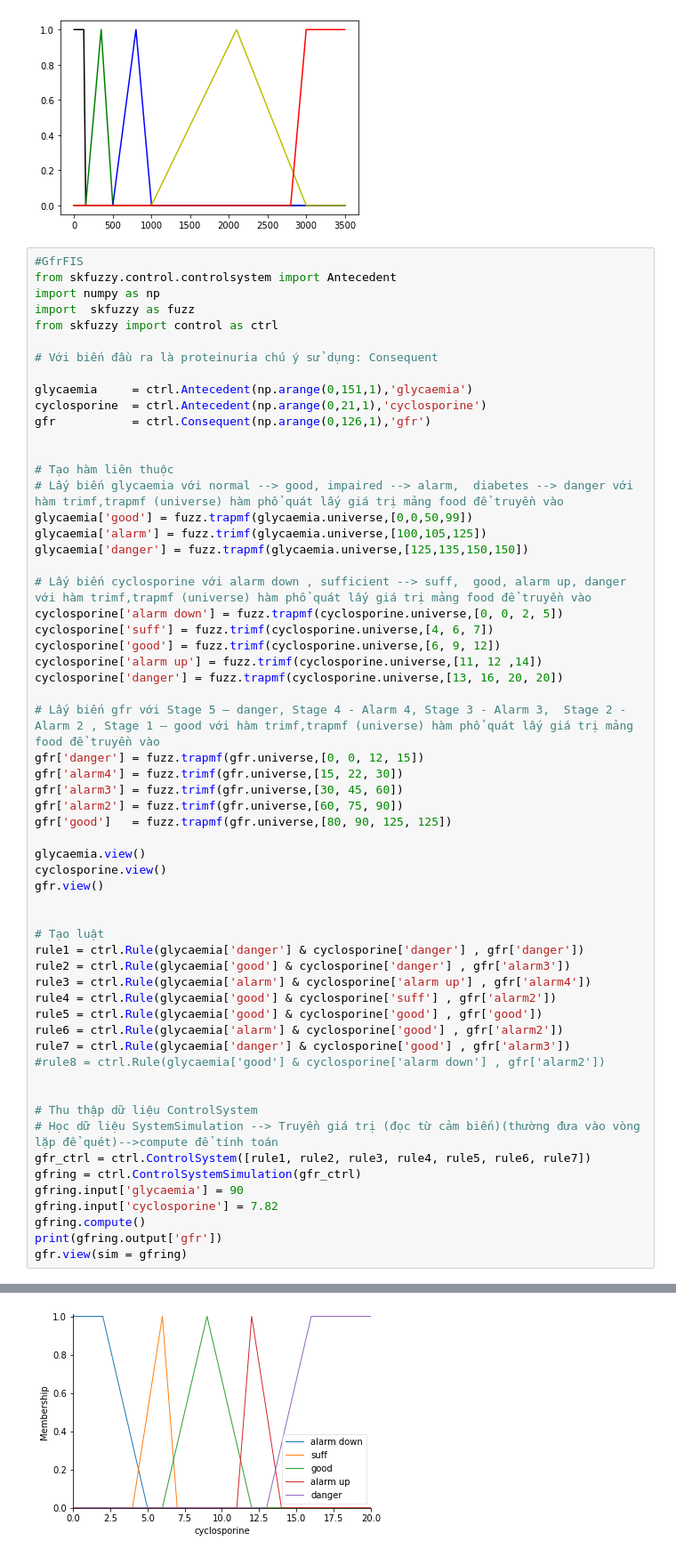
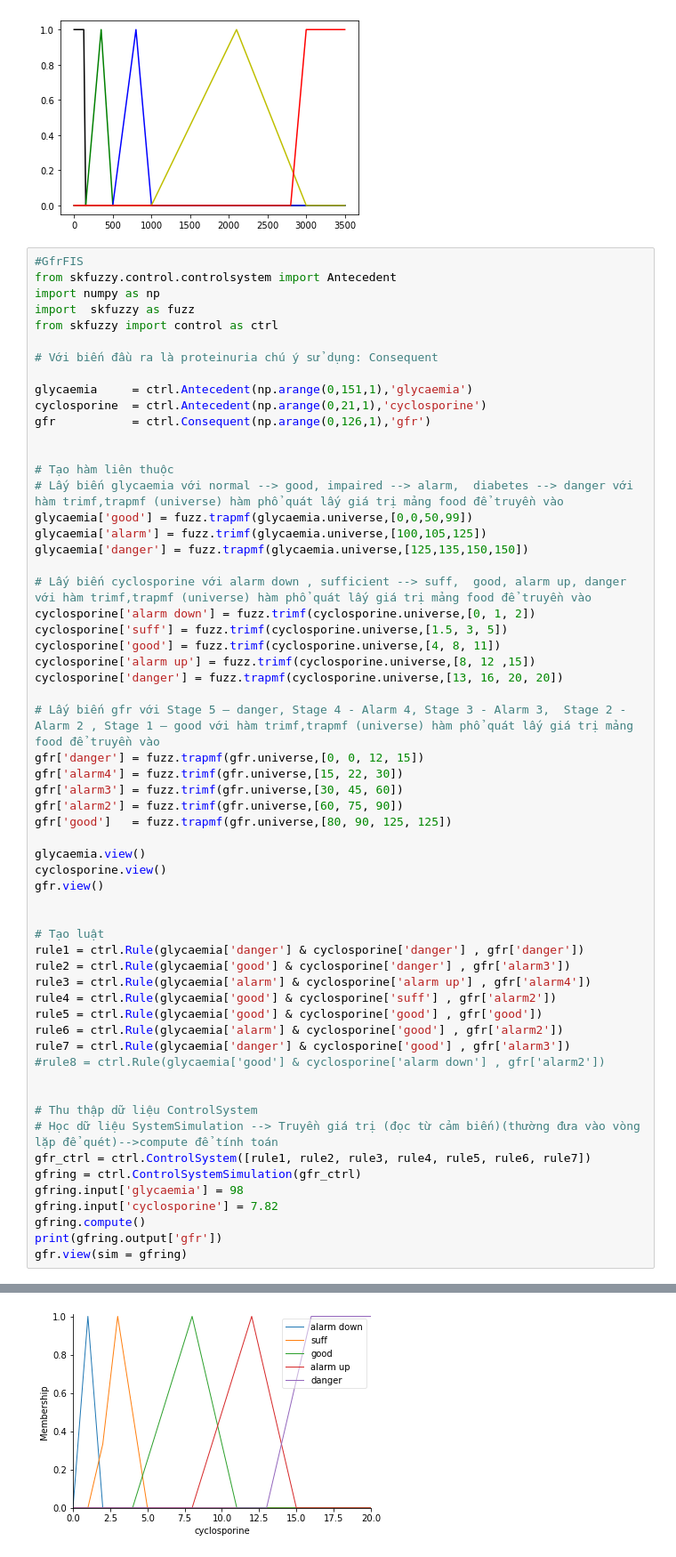
Before and after one commit to hodangtu01/HOMEWORK1---AI, a Jupyter notebook: Fuzzy_logic_based_clinical_decision_support_system_for_the_evaluation_of_renal_function_in_post_Transplant_Patients.ipynb, the cells around one changed output, grey strips where cells are left out. Shown: that part at 89% size. Saved outputs shown, nothing was run; the diff lists cells and outputs as text.

```diff
--- a/Fuzzy_logic_based_clinical_decision_support_system_for_the_evaluation_of_renal_function_in_post_Transplant_Patients.ipynb
+++ b/Fuzzy_logic_based_clinical_decision_support_system_for_the_evaluation_of_renal_function_in_post_Transplant_Patients.ipynb
@@ -198,10 +198,10 @@ glycaemia['alarm'] = fuzz.trimf(glycaemia.universe,[100,105,125])
 glycaemia['danger'] = fuzz.trapmf(glycaemia.universe,[125,135,150,150])
 
 # Lấy biến cyclosporine với alarm down , sufficient --> suff,  good, alarm up, danger với hàm trimf,trapmf (universe) hàm phổ quát lấy giá trị mảng food để truyền vào
-cyclosporine['alarm down'] = fuzz.trapmf(cyclosporine.universe,[0, 0, 2, 5])
-cyclosporine['suff'] = fuzz.trimf(cyclosporine.universe,[4, 6, 7])
-cyclosporine['good'] = fuzz.trimf(cyclosporine.universe,[6, 9, 12])
-cyclosporine['alarm up'] = fuzz.trimf(cyclosporine.universe,[11, 12 ,14])
+cyclosporine['alarm down'] = fuzz.trimf(cyclosporine.universe,[0, 1, 2])
+cyclosporine['suff'] = fuzz.trimf(cyclosporine.universe,[1.5, 3, 5])
+cyclosporine['good'] = fuzz.trimf(cyclosporine.universe,[4, 8, 11])
+cyclosporine['alarm up'] = fuzz.trimf(cyclosporine.universe,[8, 12 ,15])
 cyclosporine['danger'] = fuzz.trapmf(cyclosporine.universe,[13, 16, 20, 20])
 
 # Lấy biến gfr với Stage 5 – danger, Stage 4 - Alarm 4, Stage 3 - Alarm 3,  Stage 2 - Alarm 2	, Stage 1 – good với hàm trimf,trapmf (universe) hàm phổ quát lấy giá trị mảng food để truyền vào
@@ -231,7 +231,7 @@ rule7 = ctrl.Rule(glycaemia['danger'] & cyclosporine['good'] , gfr['alarm3'])
 # Học dữ liệu SystemSimulation --> Truyền giá trị (đọc từ cảm biến)(thường đưa vào vòng lặp để quét)-->compute để tính toán
 gfr_ctrl = ctrl.ControlSystem([rule1, rule2, rule3, rule4, rule5, rule6, rule7])
 gfring = ctrl.ControlSystemSimulation(gfr_ctrl)
-gfring.input['glycaemia'] = 90
+gfring.input['glycaemia'] = 98
 gfring.input['cyclosporine'] = 7.82
 gfring.compute()
 print(gfring.output['gfr'])
@@ -241,3 +241,3 @@ gfr.view(sim = gfring)
 [figure]
-[figure, old version]
+[figure, new version]
 [figure]
```
Also changed, not shown: parts of 3 cells of this notebook.
